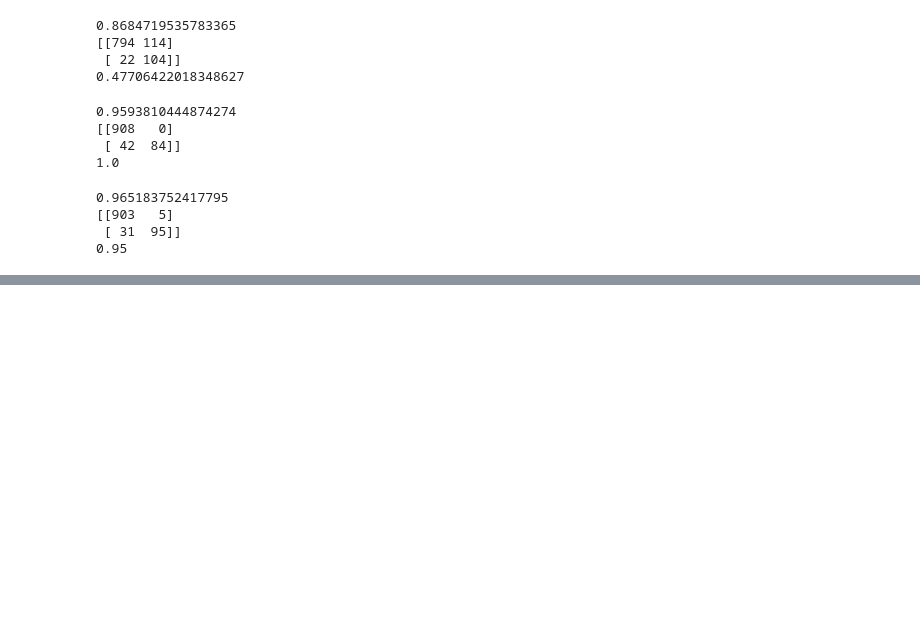
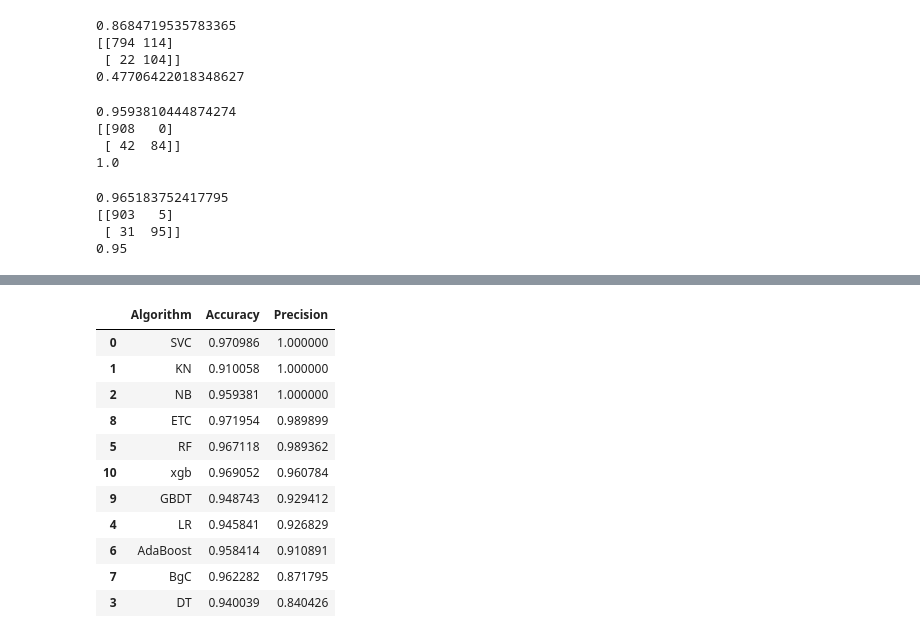
Before and after one commit to narenbac/SMS-Spam-Classifier, a Jupyter notebook: Code.ipynb, the cells around one changed output, grey strips where cells are left out. Saved outputs shown, nothing was run; the diff lists cells and outputs as text; code cells hidden in the pictures; blank space fills up the shorter version.

```diff
--- a/Code.ipynb
+++ b/Code.ipynb
@@ -295,0 +376,15 @@ print(precision_score(y_test, y_pred3))
+# %%
+performance_df
+# %% [output]
+|  | Algorithm | Accuracy | Precision |
+| 0 | SVC | 0.970986 | 1.000000 |
+| 1 | KN | 0.910058 | 1.000000 |
+| 2 | NB | 0.959381 | 1.000000 |
+| 8 | ETC | 0.971954 | 0.989899 |
+| 5 | RF | 0.967118 | 0.989362 |
+| 10 | xgb | 0.969052 | 0.960784 |
+| 9 | GBDT | 0.948743 | 0.929412 |
+| 4 | LR | 0.945841 | 0.926829 |
+| 6 | AdaBoost | 0.958414 | 0.910891 |
+| 7 | BgC | 0.962282 | 0.871795 |
+| 3 | DT | 0.940039 | 0.840426 |
```
Also changed, not shown: parts of 11 cells of this notebook.
